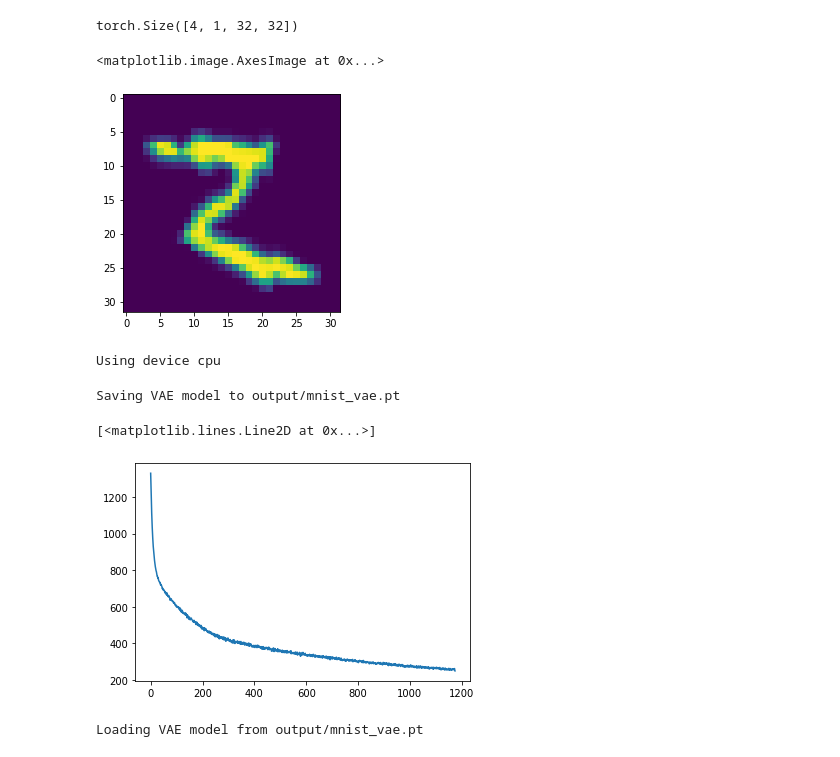
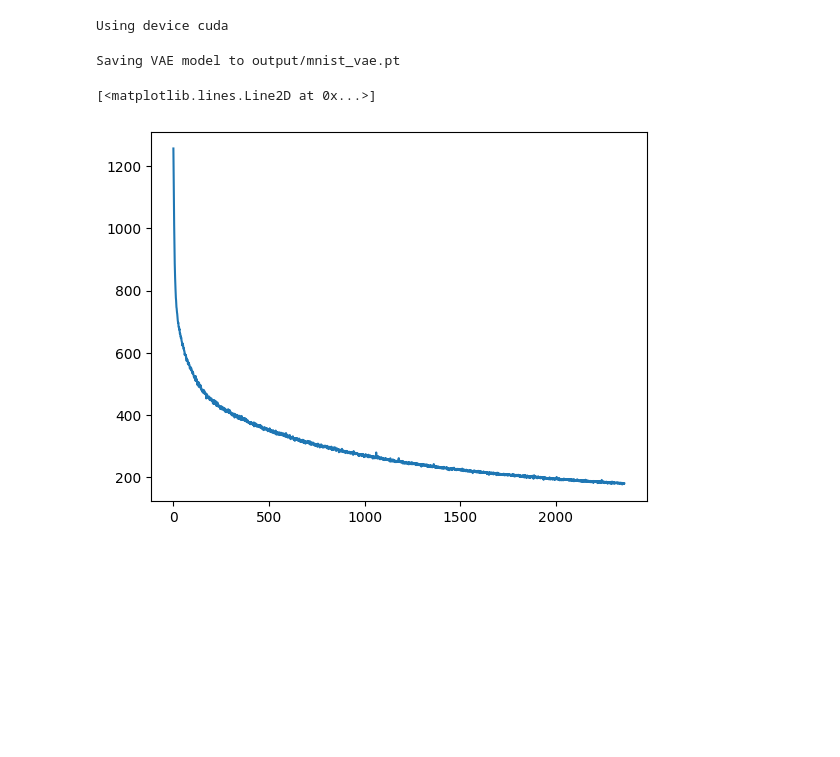
Before and after one commit to vildhet/id-gan, a Jupyter notebook: train_mnist.ipynb, the cells around one changed output. Saved outputs shown, nothing was run; the diff lists cells and outputs as text; code cells hidden in the pictures; blank space fills up the shorter version.

Commit message:
Added mnist notebook

```diff
--- a/train_mnist.ipynb
+++ b/train_mnist.ipynb
@@ -10,45 +7,8 @@ from id_gan.vae import VAE
-# %%
-image_transforms = transforms.Compose([ # Augmentation
-    transforms.RandomRotation(30),
-    transforms.RandomVerticalFlip(),
-    transforms.RandomHorizontalFlip(),
-    transforms.ToTensor(),
-    transforms.Resize((32, 32), antialias=True),
-    transforms.Normalize(mean=(0.1307, ), std=(0.3081, ))
-])
-
-dataset = MNIST('./data', train=True, transform=image_transforms, download=True)
-
-data_loader = DataLoader(
-    dataset,
-    batch_size=4,
-    shuffle=False
-)
-
-sample, _ = next(iter(data_loader))
-sample.shape
-# %% [output]
-torch.Size([4, 1, 32, 32])
-# %%
-plt.imshow(sample[0, 0].numpy())
-# %% [output]
-<matplotlib.image.AxesImage at 0x...>
-[figure, removed]
 # %%
-import id_gan
-import matplotlib.pyplot as plt
-
-results = id_gan.train_vae("mnist", batch_size=256, num_workers=0, epochs=5)
+results = id_gan.train_vae("mnist", batch_size=512, num_workers=8, epochs=20)
 plt.plot(results["loss"])
 # %% [output]
-Using device cpu
+Using device cuda
 Saving VAE model to output/mnist_vae.pt
 [<matplotlib.lines.Line2D at 0x...>]
-[figure, old version]
+[figure, new version]
-# %%
-import id_gan
-import matplotlib.pyplot as plt
-
-vae = id_gan.load_vae("mnist")
-# %% [output]
-Loading VAE model from output/mnist_vae.pt
```
Also changed, not shown: parts of 6 cells of this notebook, 3 other files.
